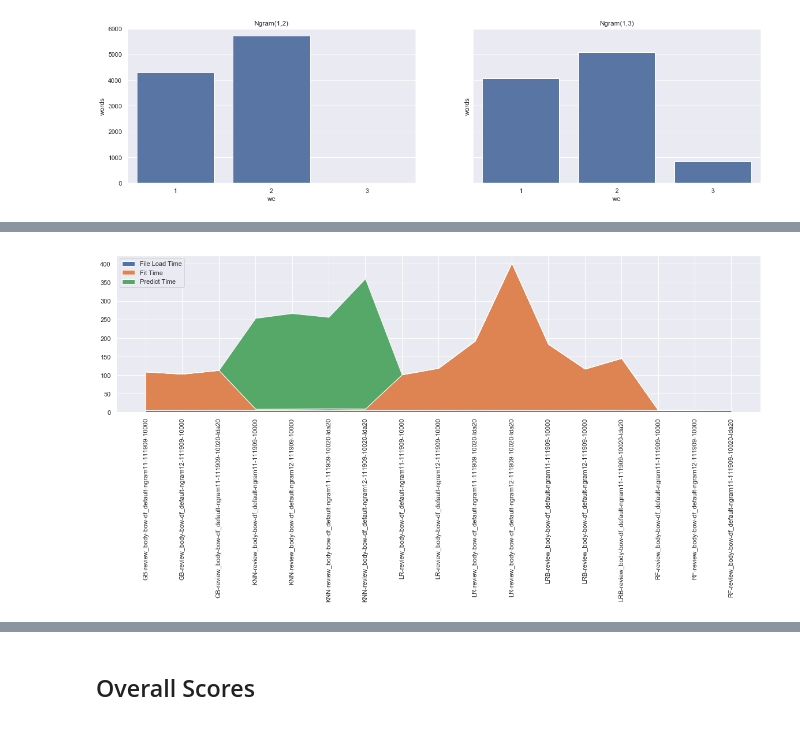
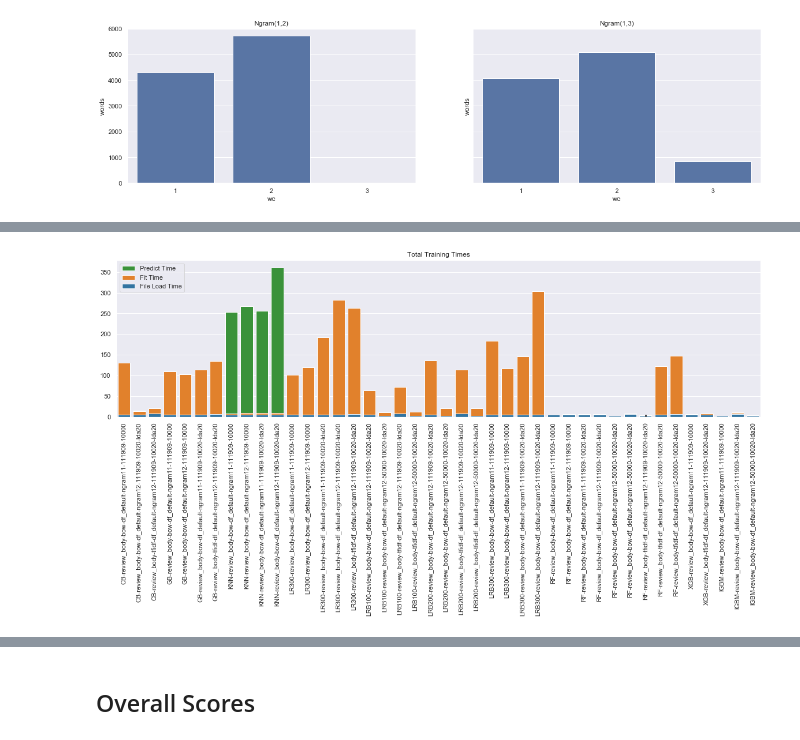
Before and after one commit to sv650s/sb-capstone, a Jupyter notebook: analyze_classification_results-template.ipynb, the cells around one changed output, grey strips where cells are left out. Drawn from its saved outputs; the diff is of its cells as text; code cells hidden in the pictures.

```diff
--- a/analyze_classification_results-template.ipynb
+++ b/analyze_classification_results-template.ipynb
@@ -52,7 +53,7 @@ import re
 %matplotlib inline
 sns.set()
 # %%
-DATA_FILE="reports/2019-05-27-run_classifiers-report.csv"
+DATA_FILE="reports/2019-05-29-run_classifiers-report.csv"
 
 report = pd.read_csv(DATA_FILE)
 report["total_size"] = report["train_examples"] + report["test_examples"]
@@ -220,17 +237,17 @@ time_df = report[["label", "file_load_time_min", "train_time_min", "predict_time
 # %%
-# TODO: change this to a stacked bar plot instead
 
-time_graph_df = time_df
-x = time_graph_df.label.tolist()
+x = report.label.tolist()
 # print(x)
-y = [ time_graph_df.file_load_time_min.tolist(),
-      time_graph_df.train_time_min.tolist(),
-      time_graph_df.predict_time_min.tolist() ]
+predict_times = report.total_time_min.tolist()
+fit_times = (report.file_load_time_min + report.train_time_min).tolist()
+load_times = report.file_load_time_min.tolist()
 # print(y)
 f, a = plt.subplots(1, 1, figsize=(20,5))
-_ = a.stackplot(x, y, labels=["File Load Time", "Fit Time", "Predict Time"])
+_ = sns.barplot(x, predict_times, color="tab:green", label="Predict Time")
+_ = sns.barplot(x, fit_times, color="tab:orange", label="Fit Time")
+_ = sns.barplot(x, load_times, color="tab:blue", label="File Load Time")
 a.legend(loc="upper left")
-# a.set_xticklabels(labels=largest_labels, rotation=30)
+a.set_title("Total Training Times")
 _ = a.set_xticklabels(labels=x, rotation=90)
 # %% [output]
-[figure, old version]
+[figure, new version]
```
Also changed, not shown: parts of 28 cells of this notebook, 6 other files.
